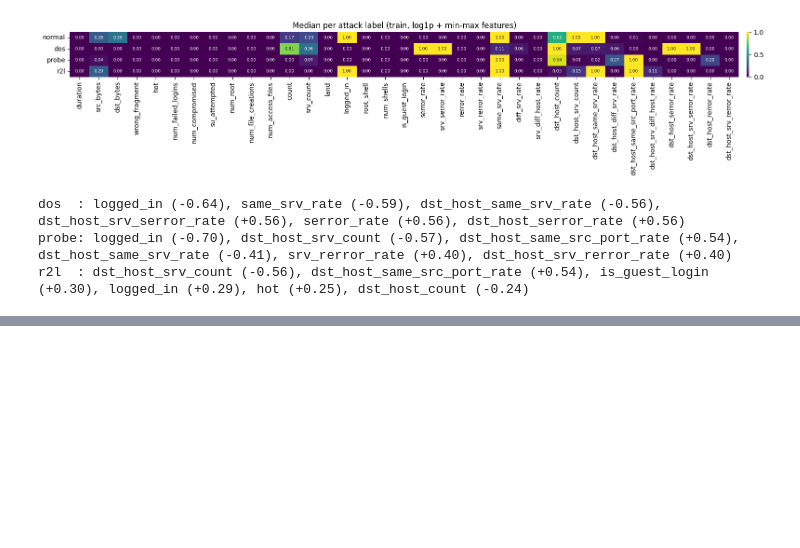
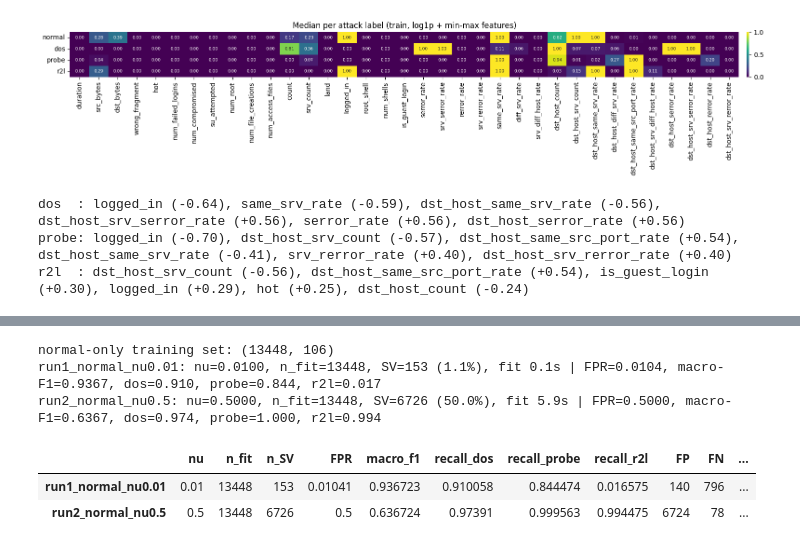
Before and after one commit to HaxelThePenguine/AI-Cybersecurity_labs2026, a Jupyter notebook: Lab_03/lab3.ipynb, the cells around one changed output, grey strips where cells are left out. Saved outputs shown, nothing was run; the diff lists cells and outputs as text; code cells hidden in the pictures; blank space fills up the shorter version.

```diff
--- a/Lab_03/lab3.ipynb
+++ b/Lab_03/lab3.ipynb
@@ -290,0 +297,33 @@ r2l  : dst_host_srv_count (-0.56), dst_host_same_src_port_rate (+0.54), is_guest
+# %%
+from sklearn.svm import OneClassSVM
+from sklearn.metrics import f1_score, confusion_matrix
+
+ATTACKS = ['dos', 'probe', 'r2l']
+RESULTS = {}
+
+def evaluate(pred_anom, y_bin, y_lab):
+    """pred_anom: 1 = flagged anomalous. Returns binary macro-F1, FPR and per-attack recall."""
+    tn, fp, fn, tp = confusion_matrix(y_bin, pred_anom, labels=[0, 1]).ravel()
+    out = {'macro_f1': f1_score(y_bin, pred_anom, average='macro'), 'FPR': fp / (fp + tn),
+           'TN': tn, 'FP': fp, 'FN': fn, 'TP': tp}
+    for a in ATTACKS:
+        m = y_lab == a
+        if m.any(): out[f'recall_{a}'] = pred_anom[m].mean()
+    return out
+
+def run_ocsvm(run_id, X_fit, nu, note=''):
+    t0 = time.perf_counter()
+    model = OneClassSVM(kernel='rbf', gamma='scale', nu=nu).fit(X_fit)
+    fit_s = time.perf_counter() - t0
+    pred = (model.predict(X_train) == -1).astype(int)          # scored on the full training file
+    res = evaluate(pred, y_train_bin, y_train_lab)
+    res.update({'nu': nu, 'n_fit': len(X_fit), 'n_SV': len(model.support_), 'fit_s': fit_s, 'note': note})
+    RESULTS[run_id] = res
+    print(f'{run_id}: nu={nu:.4f}, n_fit={len(X_fit)}, SV={len(model.support_)} ({len(model.support_)/len(X_fit):.1%}), '
+          f'fit {fit_s:.1f}s | FPR={res["FPR"]:.4f}, macro-F1={res["macro_f1"]:.4f}, '
+          + ', '.join(f'{a}={res.get(f"recall_{a}", np.nan):.3f}' for a in ATTACKS))
+    return model
+
+def results_table(ids):
+    cols = ['nu', 'n_fit', 'n_SV', 'FPR', 'macro_f1', 'recall_dos', 'recall_probe', 'recall_r2l', 'FP', 'FN', 'fit_s']
+    return pd.DataFrame({k: RESULTS[k] for k in ids}).T[cols]
@@ -290,0 +334,13 @@ r2l  : dst_host_srv_count (-0.56), dst_host_same_src_port_rate (+0.54), is_guest
+# %%
+X_train_normal = X_train[y_train_bin == 0]
+print('normal-only training set:', X_train_normal.shape)
+ocsvm_run1 = run_ocsvm('run1_normal_nu0.01', X_train_normal, nu=0.01, note='normal only')
+ocsvm_run2 = run_ocsvm('run2_normal_nu0.5',  X_train_normal, nu=0.5,  note='normal only, default nu')
+display(results_table(['run1_normal_nu0.01', 'run2_normal_nu0.5']).round(4))
+# %% [output]
+normal-only training set: (13448, 106)
+run1_normal_nu0.01: nu=0.0100, n_fit=13448, SV=153 (1.1%), fit 0.1s | FPR=0.0104, macro-F1=0.9367, dos=0.910, probe=0.844, r2l=0.017
+run2_normal_nu0.5: nu=0.5000, n_fit=13448, SV=6726 (50.0%), fit 5.9s | FPR=0.5000, macro-F1=0.6367, dos=0.974, probe=1.000, r2l=0.994
+|  | nu | n_fit | n_SV | FPR | macro_f1 | recall_dos | recall_probe | recall_r2l | FP | FN | ... |
+| run1_normal_nu0.01 | 0.01 | 13448 | 153 | 0.01041 | 0.936723 | 0.910058 | 0.844474 | 0.016575 | 140 | 796 | ... |
+| run2_normal_nu0.5 | 0.5 | 13448 | 6726 | 0.5 | 0.636724 | 0.97391 | 0.999563 | 0.994475 | 6724 | 78 | ... |
```
Also changed, not shown: parts of 4 cells of this notebook, 2 other files.
